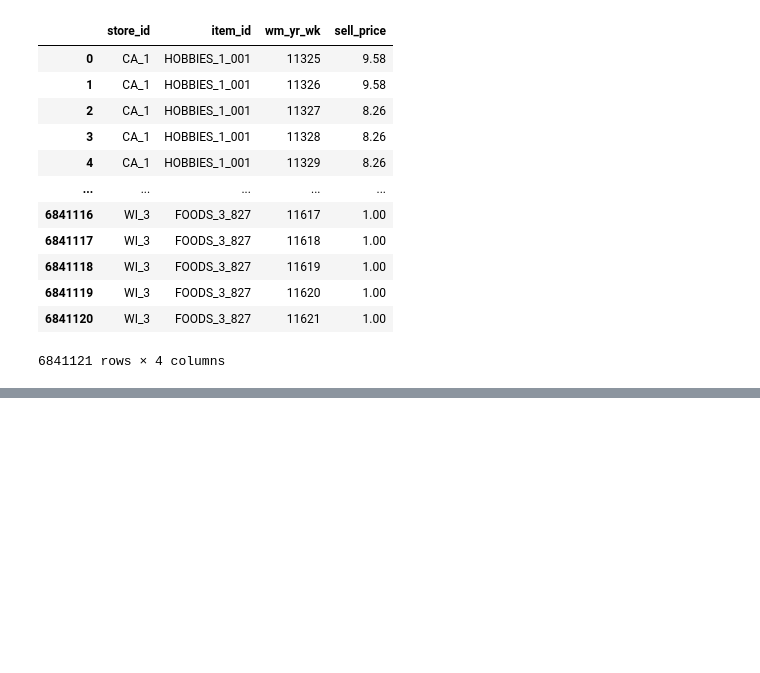
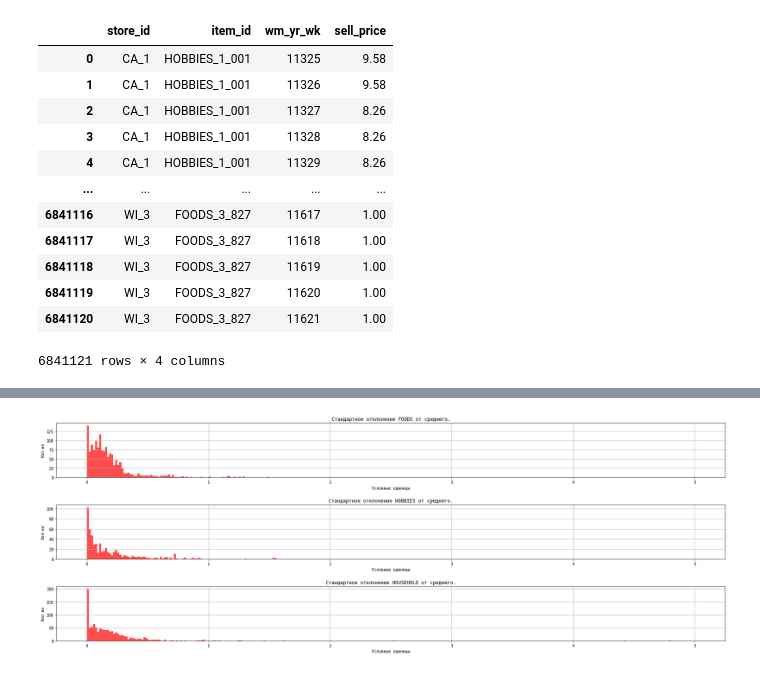
Before and after one commit to DaveMSU/Kaggle, a Jupyter notebook: M5_Forecasting/Solution(rus).ipynb, the cells around one changed output, grey strips where cells are left out. Cells and saved outputs as stored; diff of their text form; code cells hidden in the pictures; blank space fills up the shorter version.

```diff
--- a/M5_Forecasting/Solution(rus).ipynb
+++ b/M5_Forecasting/Solution(rus).ipynb
@@ -150,0 +482,18 @@ price_df
+# %%
+plt.rc('figure', figsize=(30,10))
+fig, axes = plt.subplots(3,1)
+names = ['FOODS', 'HOBBIES', 'HOUSEHOLD']
+
+for id_ in range(3):
+  tmp = desс_pr_df.loc[[names[id_] in word for word in desс_pr_df.reset_index().iloc[:,0].to_list()]]['std']
+  axes[id_].hist(tmp, bins=300, color='r', alpha=0.7, range=(0,5), label=names[id_]);
+  axes[id_].set_title('Стандартное отклонение ' + names[id_] + ' от среднего.')
+  axes[id_].set_xlabel('Условные единицы')
+  axes[id_].set_ylabel('Кол-во')
+  axes[id_].grid()
+plt.subplots_adjust(hspace=0.5)
+
+plt.show()
+plt.close()
+# %% [output]
+[figure, added]
```
Also changed, not shown: parts of 264 cells of this notebook.
